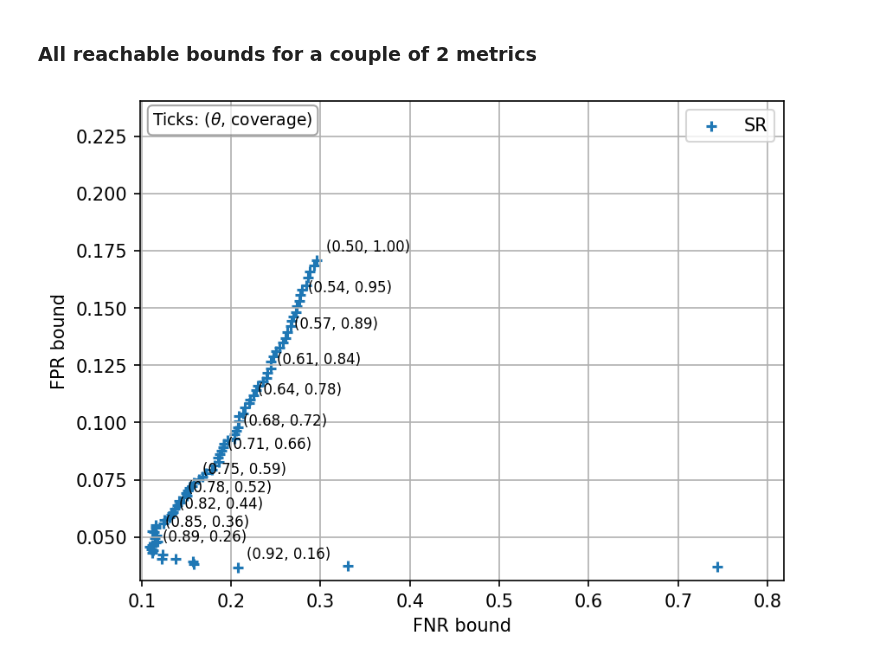
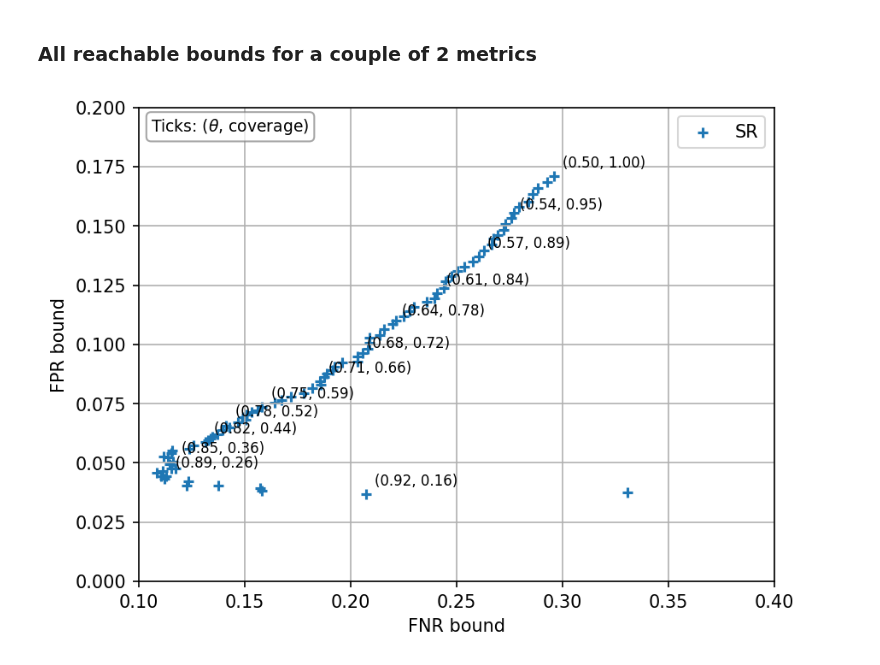
Before and after one commit to EmilienJemelen/selective-classification, a Jupyter notebook: experiments/CIFAR2/joint_control_cnn.ipynb, the cells around one changed output. Drawn from its saved outputs; the diff is of its cells as text; code cells hidden in the pictures.

Commit message:
bounds plots refactoring

```diff
--- a/experiments/CIFAR2/joint_control_cnn.ipynb
+++ b/experiments/CIFAR2/joint_control_cnn.ipynb
@@ -136,7 +136,8 @@ all_bounds_MCD = reachable_bounds(metrics, train_set_MCD, delta, steps=100)
 # %%
 metric1 = 'FNR'
 metric2 = 'FPR'
 
-two_metrics_bounds(metric1, metric2, all_bounds_SR, all_bounds_MCD=None, num_labels=15)
+two_metrics_bounds(metric1, metric2, all_bounds_SR, all_bounds_MCD=None, num_labels=15,
+                   xlim=[0.1,0.4], ylim=[0,0.2])
 # %% [output]
-[figure, old version]
+[figure, new version]
```
Also changed, not shown: 2 other files.
